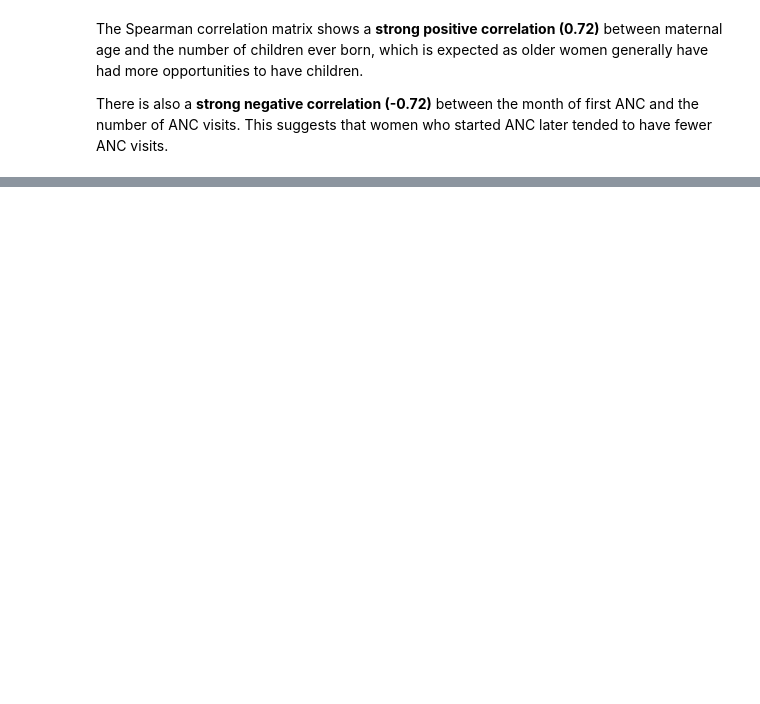
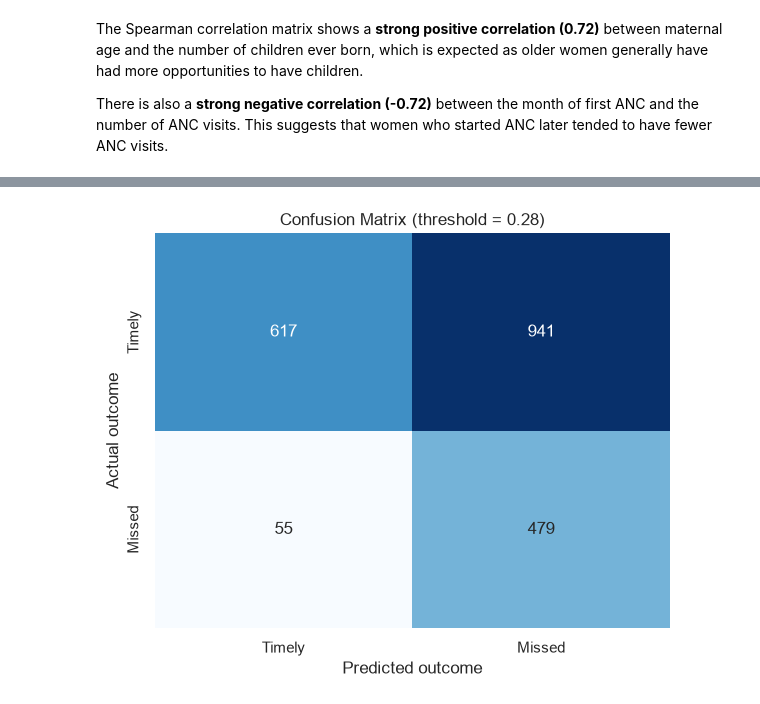
Before and after one commit to dr-baridiminer/Maternal_Health_PNC_Risk_Stratification_Capstone, a Jupyter notebook: notebooks/00_full_project.ipynb, the cells around one changed output, grey strips where cells are left out. Cells and saved outputs as stored; diff of their text form; code cells hidden in the pictures; blank space fills up the shorter version.

```diff
--- a/notebooks/00_full_project.ipynb
+++ b/notebooks/00_full_project.ipynb
@@ -1738,0 +1872,19 @@ current feature set rather than a modelling error.
+# %%
+from sklearn.metrics import precision_recall_curve
+
+validation_precision, validation_recall, validation_thresholds = precision_recall_curve(
+    y_validation, validation_probabilities
+)
+beta_squared = 4
+validation_f2 = (
+    (1 + beta_squared) * validation_precision * validation_recall
+    / (beta_squared * validation_precision + validation_recall + 1e-12)
+)
+
+best_threshold_index = int(np.nanargmax(validation_f2[:-1]))
+decision_threshold = float(validation_thresholds[best_threshold_index])
+
+print(f"Selected probability threshold: {decision_threshold:.3f}")
+print(f"Validation precision: {validation_precision[best_threshold_index]:.3f}")
+print(f"Validation recall:    {validation_recall[best_threshold_index]:.3f}")
+print(f"Validation F2:        {validation_f2[best_threshold_index]:.3f}")
@@ -1738,0 +2115,19 @@ current feature set rather than a modelling error.
+# %%
+matrix = confusion_matrix(y_test, test_predictions)
+plt.figure(figsize=(6, 5))
+sns.heatmap(
+    matrix,
+    annot=True,
+    fmt=",d",
+    cmap="Blues",
+    cbar=False,
+    xticklabels=["Timely", "Missed"],
+    yticklabels=["Timely", "Missed"],
+)
+plt.title(f"Confusion Matrix (threshold = {decision_threshold:.2f})")
+plt.xlabel("Predicted outcome")
+plt.ylabel("Actual outcome")
+plt.tight_layout()
+plt.show()
+# %% [output]
+[figure, added]
```
Also changed, not shown: parts of 127 cells of this notebook, 2 other files.
